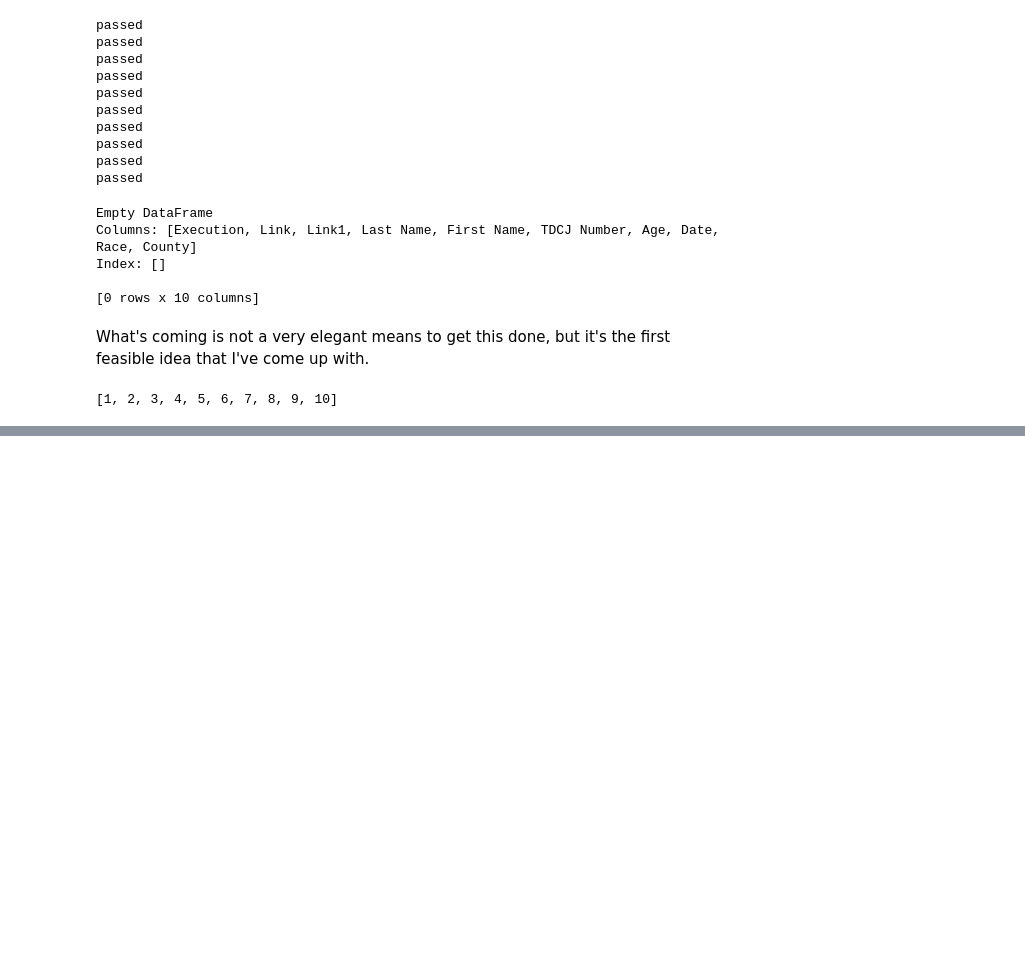
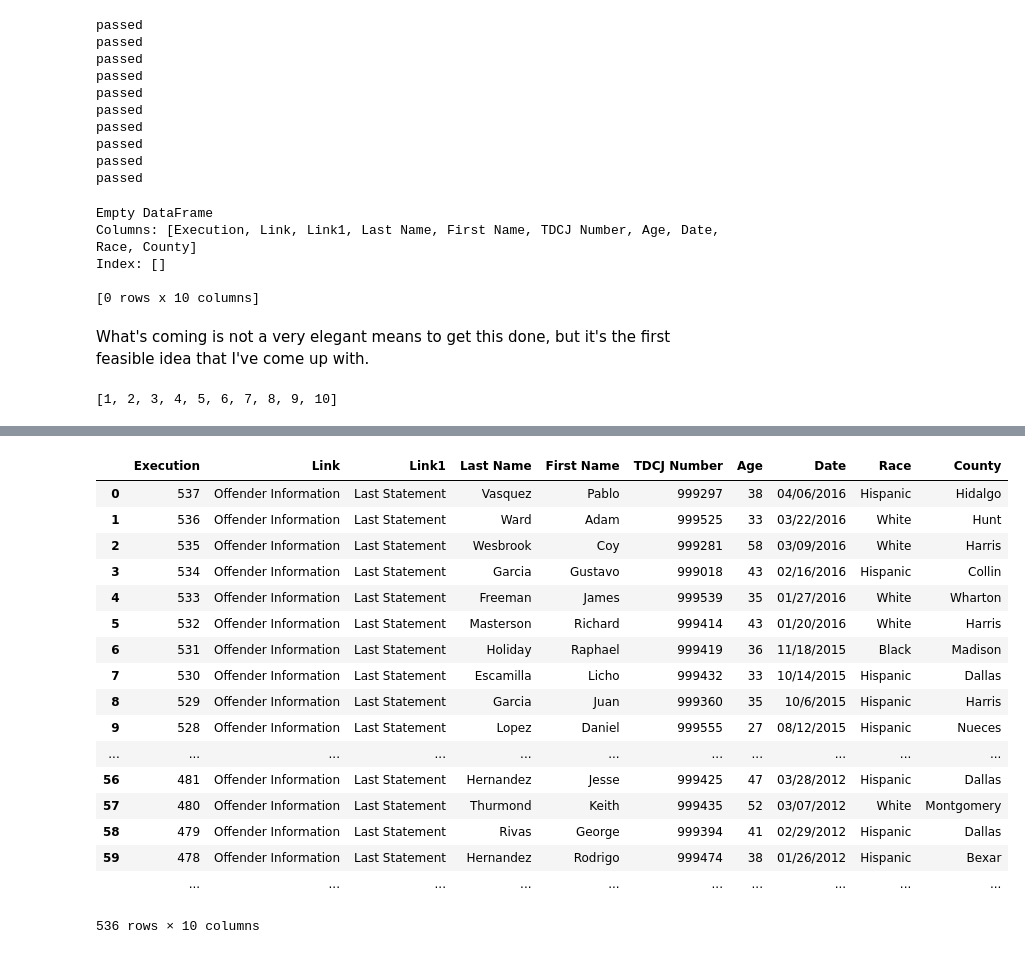
Before and after one commit to e-dapp/Last-Words, a Jupyter notebook: death_letter_scratch.ipynb, the cells around one changed output, grey strips where cells are left out. Saved outputs shown, nothing was run; the diff lists cells and outputs as text; code cells hidden in the pictures; blank space fills up the shorter version.

```diff
--- a/death_letter_scratch.ipynb
+++ b/death_letter_scratch.ipynb
@@ -56,6 +56,7 @@ table_el.find_element_by_xpath('./tbody/tr[1]/th[1]').text
 # %% [output]
 u'Execution'
 # %%
+table = pd.DataFrame()
 for i in range(colCount):
     i += 1
     colName = table_el.find_element_by_xpath('./tbody/tr[1]/th[' + str(i) + ']').text
@@ -91,0 +108,10 @@ range(1, colCount + 1)
+# %%
+tempArray = []
+tempRow = []
+
+for i in range(2, 3):
+    tempRow = []
+    for j in range(1, colCount):
+        toAppend = table_el.find_element_by_xpath('./tbody/tr[' + str(i) + ']/td[' + str(j) + ']').text
+        tempRow.append(toAppend)
+    tempArray.append(tempRow)
@@ -92,17 +132,12 @@ range(1, colCount + 1)
 # %%
-colNameRef = {}
-for i in range(colCount):
-    i += 1
-    colName = table_el.find_element_by_xpath('./tbody/tr[1]/th[' + str(i) + ']').text
-    if colName in colNameRef:
-        colNameRef[i] = colName
-    else:
-        colNameRef[i] = colName + str(1)
+tempArray = []
+tempRow = []e
 
-for i in range(2, rowCount):
-    tempDict = {}
+for i in range(2, rowCount + 1):
+    tempRow = []
     for j in range(1, colCount + 1):
-        tempDict[colNameRef[j]] = table_el.find_element_by_xpath('./tbody/tr[' + str(i) + ']/td[' + str(j) + ']').text
-        tempDF = pd.DataFrame.from_dict(tempDict)
-    table.append(tempDF)
+        toAppend = table_el.find_element_by_xpath('./tbody/tr[' + str(i) + ']/td[' + str(j) + ']').text
+        tempRow.append(toAppend)
+    tempArray.append(tempRow)
+    print 'row appended'
 # %% [output]
@@ -119,0 +190,23 @@ Turns out I'll just have to make smaller data frames, to append to make the rows
+# %%
+table2 = pd.DataFrame(tempArray,columns = table.columns)
+# %%
+table2
+# %% [output]
+|  | Execution | Link | Link1 | Last Name | First Name | TDCJ Number | Age | Date | Race | County |
+| 0 | 537 | Offender Information | Last Statement | Vasquez | Pablo | 999297 | 38 | 04/06/2016 | Hispanic | Hidalgo |
+| 1 | 536 | Offender Information | Last Statement | Ward | Adam | 999525 | 33 | 03/22/2016 | White | Hunt |
+| 2 | 535 | Offender Information | Last Statement | Wesbrook | Coy | 999281 | 58 | 03/09/2016 | White | Harris |
+| 3 | 534 | Offender Information | Last Statement | Garcia | Gustavo | 999018 | 43 | 02/16/2016 | Hispanic | Collin |
+| 4 | 533 | Offender Information | Last Statement | Freeman | James | 999539 | 35 | 01/27/2016 | White | Wharton |
+| 5 | 532 | Offender Information | Last Statement | Masterson | Richard | 999414 | 43 | 01/20/2016 | White | Harris |
+| 6 | 531 | Offender Information | Last Statement | Holiday | Raphael | 999419 | 36 | 11/18/2015 | Black | Madison |
+| 7 | 530 | Offender Information | Last Statement | Escamilla | Licho | 999432 | 33 | 10/14/2015 | Hispanic | Dallas |
+| 8 | 529 | Offender Information | Last Statement | Garcia | Juan | 999360 | 35 | 10/6/2015 | Hispanic | Harris |
+| 9 | 528 | Offender Information | Last Statement | Lopez | Daniel | 999555 | 27 | 08/12/2015 | Hispanic | Nueces |
+| ... | ... | ... | ... | ... | ... | ... | ... | ... | ... | ... |
+| 56 | 481 | Offender Information | Last Statement | Hernandez | Jesse | 999425 | 47 | 03/28/2012 | Hispanic | Dallas |
+| 57 | 480 | Offender Information | Last Statement | Thurmond | Keith | 999435 | 52 | 03/07/2012 | White | Montgomery |
+| 58 | 479 | Offender Information | Last Statement | Rivas | George | 999394 | 41 | 02/29/2012 | Hispanic | Dallas |
+| 59 | 478 | Offender Information | Last Statement | Hernandez | Rodrigo | 999474 | 38 | 01/26/2012 | Hispanic | Bexar |
+|  | ... | ... | ... | ... | ... | ... | ... | ... | ... | ... |
+536 rows × 10 columns
```
Also changed, not shown: parts of 15 cells of this notebook.
